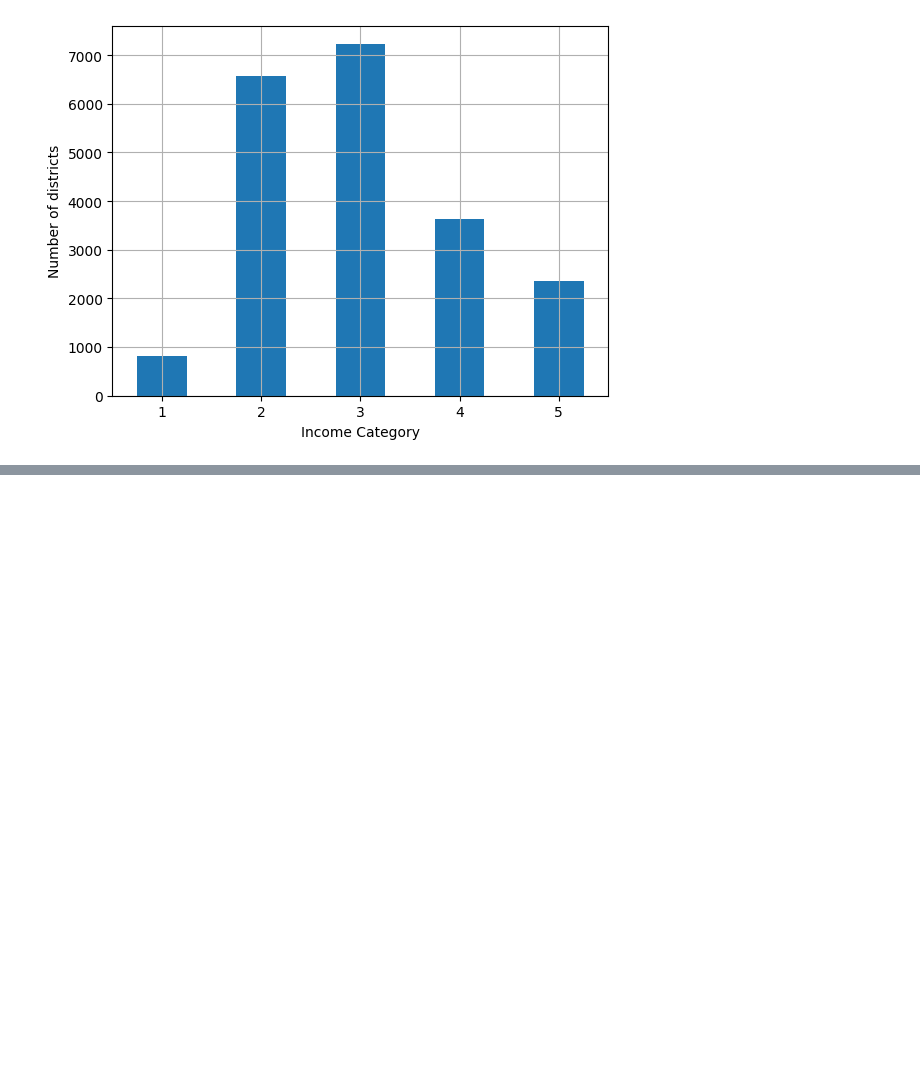
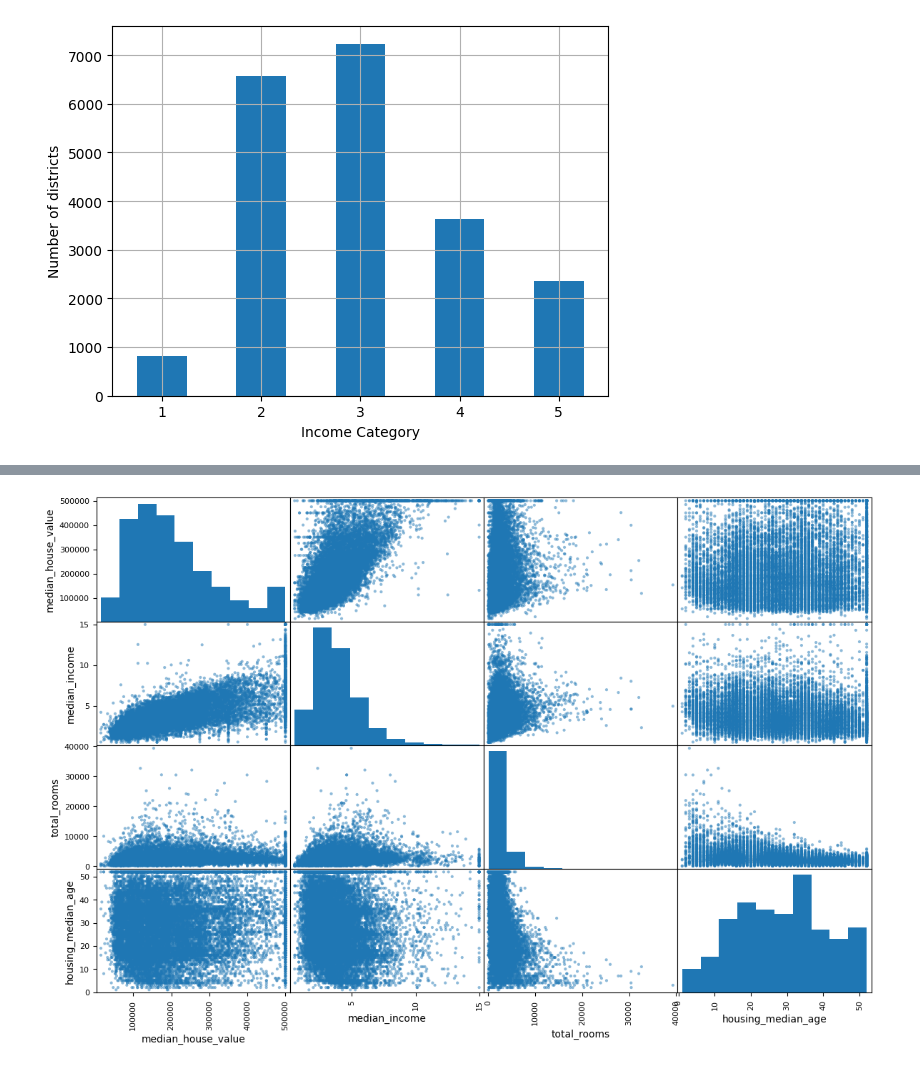
Before and after one commit to mishamickevicius/ML-Projects, a Jupyter notebook: Chapter2-Project/Notebook.ipynb, the cells around one changed output, grey strips where cells are left out. Cells and saved outputs as stored; diff of their text form; code cells hidden in the pictures; blank space fills up the shorter version.

```diff
--- a/Chapter2-Project/Notebook.ipynb
+++ b/Chapter2-Project/Notebook.ipynb
@@ -98,0 +175,7 @@ plt.show()
+# %%
+attributes = ["median_house_value", "median_income", "total_rooms", "housing_median_age"]
+# %%
+scatter_matrix(housing[attributes], figsize=(14,9))
+plt.show()
+# %% [output]
+[figure, added]
```
Also changed, not shown: parts of 12 cells of this notebook.
